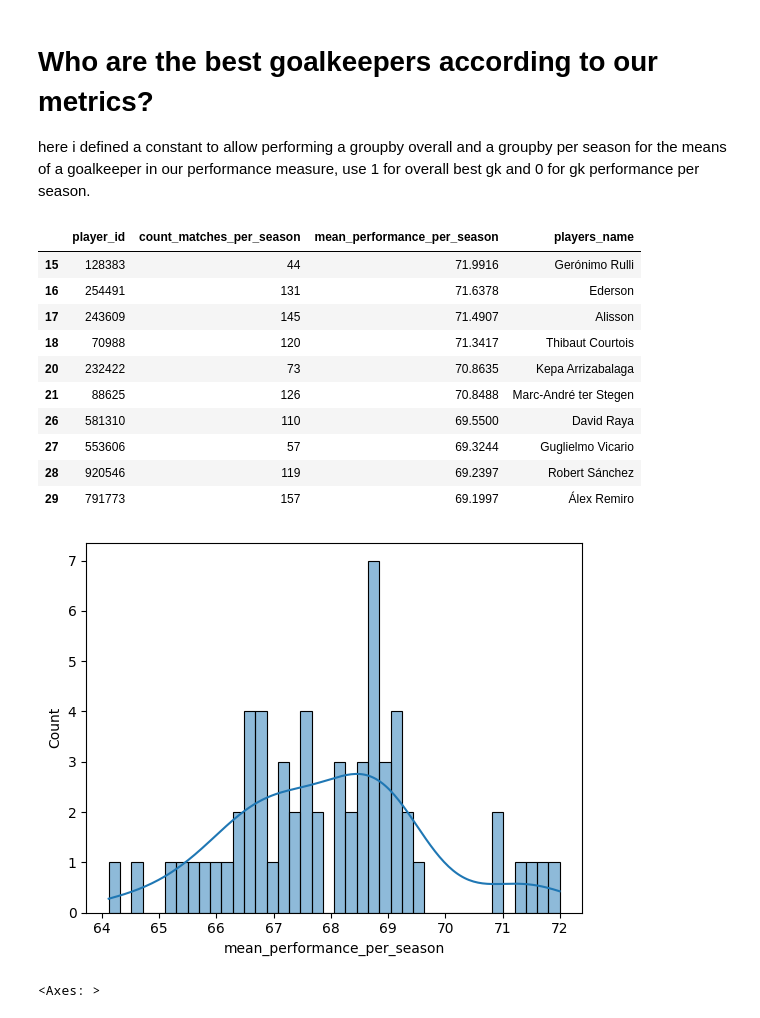
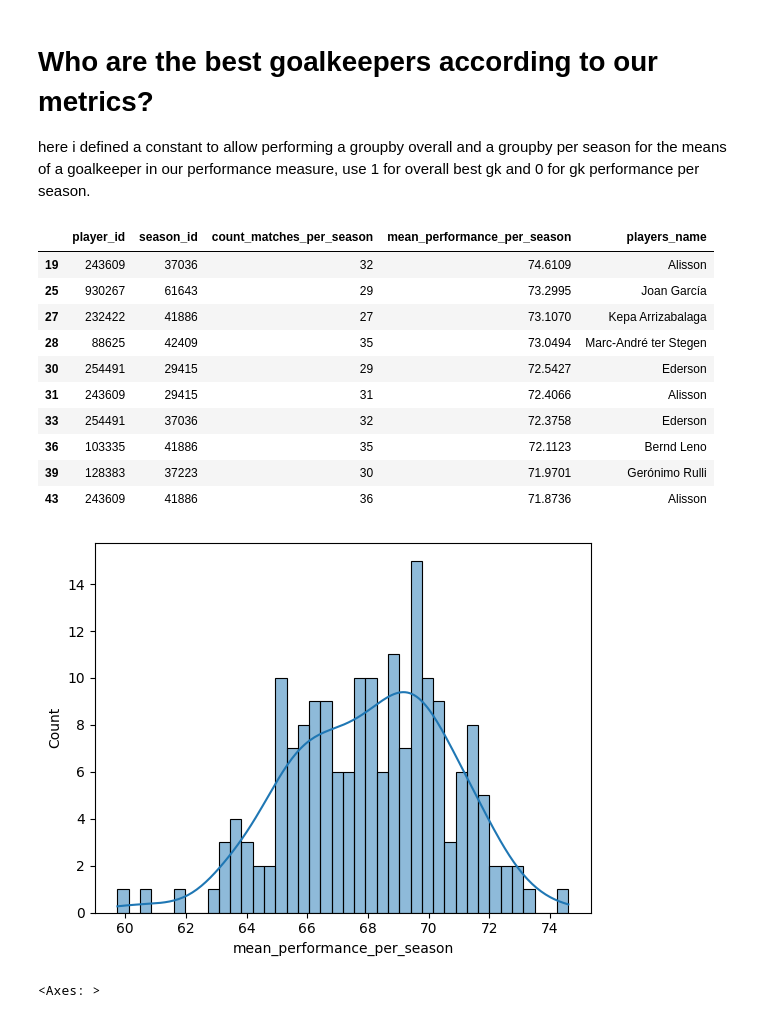
Before and after one commit to JavierJ002/FutbolPorLey, a Jupyter notebook: EDA_notebooks/goalkeepers.ipynb, the cells around one changed output. Saved outputs shown, nothing was run; the diff lists cells and outputs as text; code cells hidden in the pictures.

```diff
--- a/EDA_notebooks/goalkeepers.ipynb
+++ b/EDA_notebooks/goalkeepers.ipynb
@@ -745,7 +745,7 @@ hist_plot(df_goalkeepers_full, 'final_metric')
 
 here i defined a constant to allow performing a groupby overall and a groupby per season for the means of a goalkeeper in our performance measure, use 1 for overall best gk and 0 for gk performance per season.
 # %%
-OVERALL_KEEPERS = 1
+OVERALL_KEEPERS = 0
 
 if not OVERALL_KEEPERS:
     performance_per_season = df_goalkeepers_full.groupby(['player_id', 'season_id_x']).agg(
@@ -772,45 +772,45 @@ if not OVERALL_KEEPERS:
 
 else:
     performance_per_season = df_goalkeepers_full.groupby(['player_id']).agg(
         count_matches_per_season=('final_metric', 'count'),
         mean_performance_per_season=('final_metric', 'mean')
     ).reset_index()
 
     players_performance = performance_per_season.merge(
         players[['player_id', 'name']],
         on='player_id',
         how='left'
     )
 
     order_performance = players_performance.sort_values(
         by=['mean_performance_per_season'],
         ascending=False
     ).reset_index(drop=True)
 
     min_matches = 38
 
     order_performance = order_performance.rename(columns = {'season_id_x': 'season_id', 'name': 'players_name'})
     #order_performance_season = order_performance.merge(seasons[['season_id', 'name']], how = 'left', on='season_id')
 
 minimum_games_filter = order_performance['count_matches_per_season'] > min_matches
 
 
 order_performance = order_performance.loc[minimum_games_filter]
 sns.histplot(data = order_performance, x = 'mean_performance_per_season', bins = 40, kde=True)
 order_performance.head(10)
 # %% [output]
-|  | player_id | count_matches_per_season | mean_performance_per_season | players_name |
-| 15 | 128383 | 44 | 71.9916 | Gerónimo Rulli |
-| 16 | 254491 | 131 | 71.6378 | Ederson |
-| 17 | 243609 | 145 | 71.4907 | Alisson |
-| 18 | 70988 | 120 | 71.3417 | Thibaut Courtois |
-| 20 | 232422 | 73 | 70.8635 | Kepa Arrizabalaga |
-| 21 | 88625 | 126 | 70.8488 | Marc-André ter Stegen |
-| 26 | 581310 | 110 | 69.5500 | David Raya |
-| 27 | 553606 | 57 | 69.3244 | Guglielmo Vicario |
-| 28 | 920546 | 119 | 69.2397 | Robert Sánchez |
-| 29 | 791773 | 157 | 69.1997 | Álex Remiro |
+|  | player_id | season_id | count_matches_per_season | mean_performance_per_season | players_name |
+| 19 | 243609 | 37036 | 32 | 74.6109 | Alisson |
+| 25 | 930267 | 61643 | 29 | 73.2995 | Joan García |
+| 27 | 232422 | 41886 | 27 | 73.1070 | Kepa Arrizabalaga |
+| 28 | 88625 | 42409 | 35 | 73.0494 | Marc-André ter Stegen |
+| 30 | 254491 | 29415 | 29 | 72.5427 | Ederson |
+| 31 | 243609 | 29415 | 31 | 72.4066 | Alisson |
+| 33 | 254491 | 37036 | 32 | 72.3758 | Ederson |
+| 36 | 103335 | 41886 | 35 | 72.1123 | Bernd Leno |
+| 39 | 128383 | 37223 | 30 | 71.9701 | Gerónimo Rulli |
+| 43 | 243609 | 41886 | 36 | 71.8736 | Alisson |
-[figure, old version]
+[figure, new version]
 # %%
 a = df_goalkeepers_full[['final_metric', 'sofascore_rating']]
 sns.heatmap(a.corr(), annot = True, fmt = '4.4f', cmap = 'coolwarm')
```
Also changed, not shown: parts of 5 cells of this notebook.
